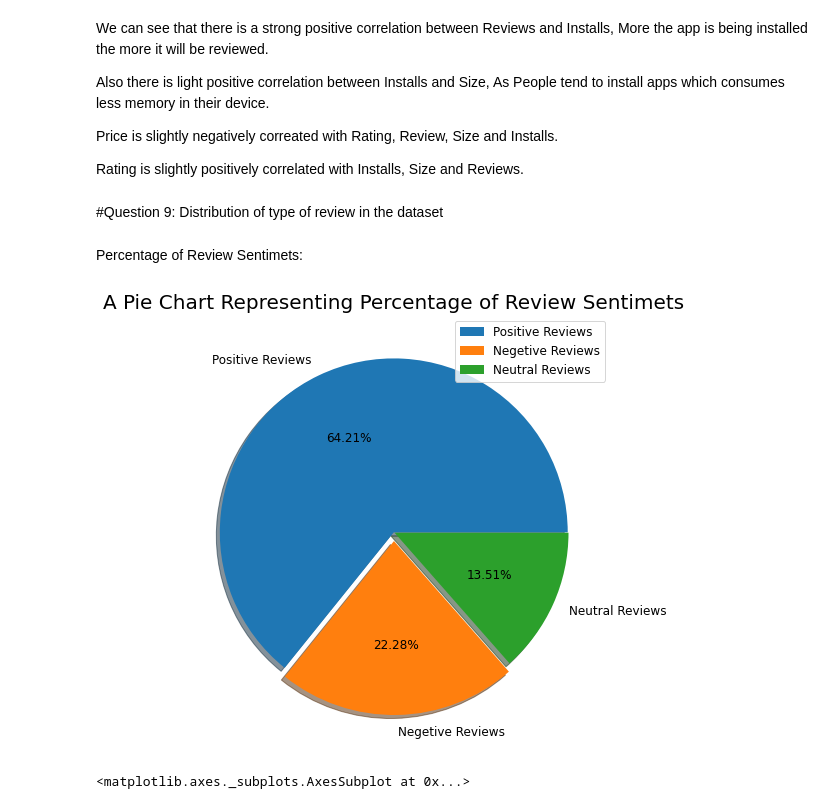
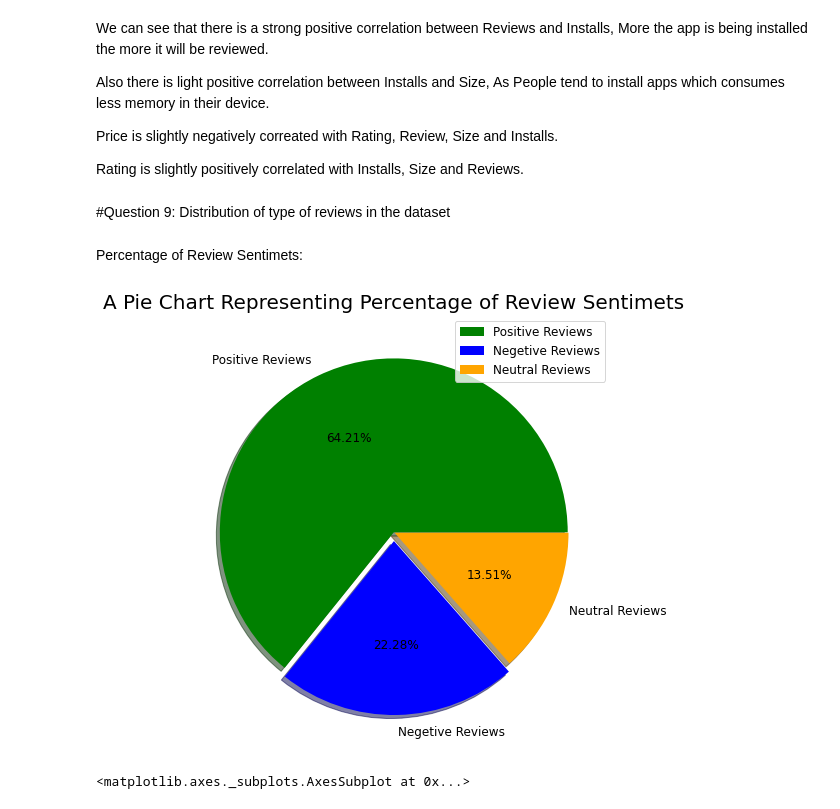
Before and after one commit to asadalam1/play_store_app_analysis, a Jupyter notebook: Play_Store_App_Review_Analysis_Capstone_Project.ipynb, the cells around one changed output. Saved outputs shown, nothing was run; the diff lists cells and outputs as text; code cells hidden in the pictures.

```diff
--- a/Play_Store_App_Review_Analysis_Capstone_Project.ipynb
+++ b/Play_Store_App_Review_Analysis_Capstone_Project.ipynb
@@ -965,22 +965,22 @@ Price is slightly negatively correated with Rating, Review, Size and Installs.
 
 Rating is slightly positively correlated with Installs, Size and Reviews.
 # %% [markdown]
-#Question 9: Distribution of type of review in the dataset
+#Question 9: Distribution of type of reviews in the dataset
 # %% [markdown]
 Percentage of Review Sentimets:
 # %%
 #creating pie chart for percentage of review sentiments
 counts = list(merged_df['Sentiment'].value_counts())
 labels = 'Positive Reviews', 'Negetive Reviews','Neutral Reviews'
 plt.rcParams['font.size'] = 12
 plt.rcParams['figure.figsize'] = (8, 8)
-plt.pie(counts, labels=labels, explode=[0, 0.05, 0.005], shadow=True, autopct="%.2f%%")
+plt.pie(counts, labels=labels, explode=[0, 0.05, 0.005], shadow=True, autopct="%.2f%%", colors=['green','blue','orange'])
 plt.title('A Pie Chart Representing Percentage of Review Sentimets', fontsize=20)
 
 plt.legend()
 plt.show()
 # %% [output]
-[figure, old version]
+[figure, new version]
 # %%
 #Category wise Sentiments of apps
 category_sentiment = merged_df.groupby(['Category','Sentiment']).size().reset_index(name='Sentiment Count')
```
Also changed, not shown: parts of 14 cells of this notebook.
